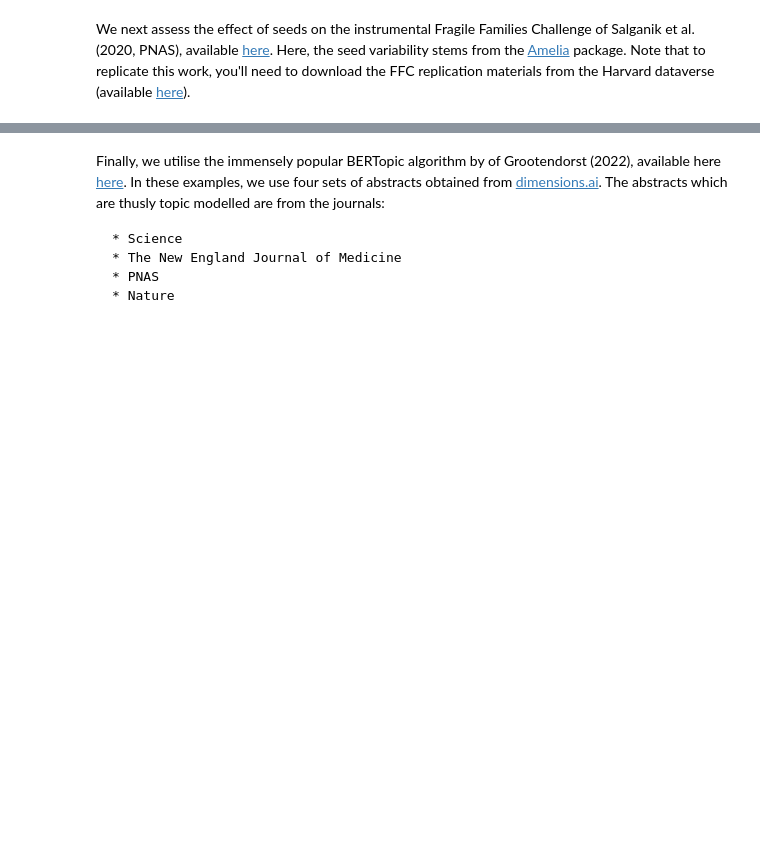
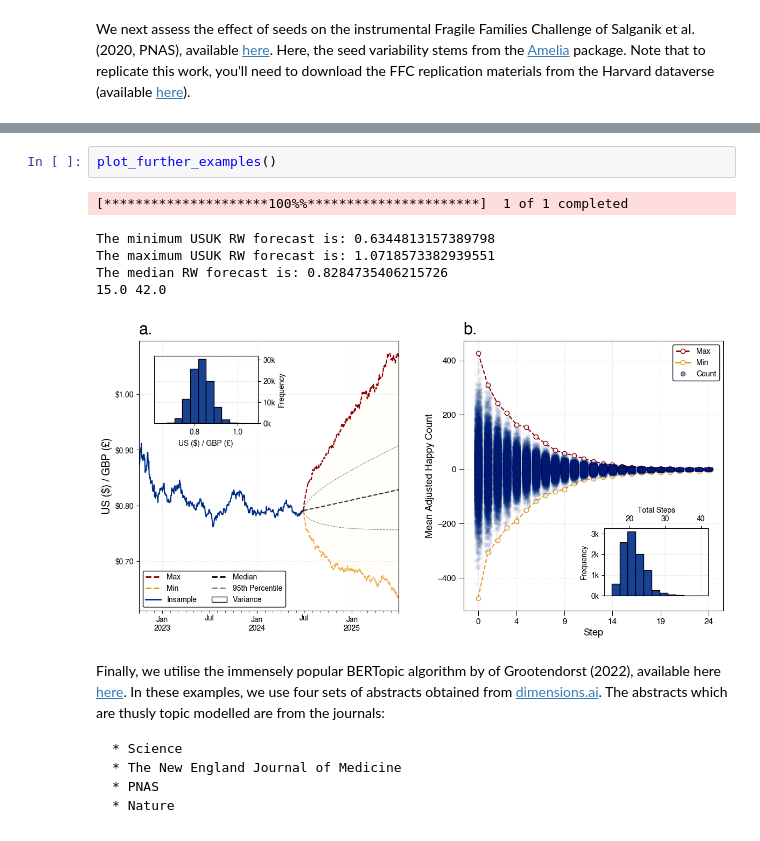
Before and after one commit to crahal/seeds, a Jupyter notebook: src/visualisation_notebook.ipynb, the cells around one changed output, grey strips where cells are left out. Saved outputs shown, nothing was run; the diff lists cells and outputs as text; blank space fills up the shorter version.

```diff
--- a/src/visualisation_notebook.ipynb
+++ b/src/visualisation_notebook.ipynb
@@ -98,3 +134,12 @@ plot_ffc(ffc, figure_path)
+# %%
+plot_further_examples()
+# %% [output]
+[*********************100%%**********************]  1 of 1 completed
+The minimum USUK RW forecast is: 0.6344813157389798
+The maximum USUK RW forecast is: 1.0718573382939551
+The median RW forecast is: 0.8284735406215726
+15.0 42.0
+[figure, added]
 # %% [markdown]
 Finally, we utilise the immensely popular BERTopic algorithm by of Grootendorst (2022), available here [here](https://arxiv.org/pdf/2203.05794.pdf). In these examples, we use four sets of abstracts obtained from [dimensions.ai](https://www.dimensions.ai/). The abstracts which are thusly topic modelled are from the journals:
 
```
Also changed, not shown: parts of 18 cells of this notebook, 13 other files.
